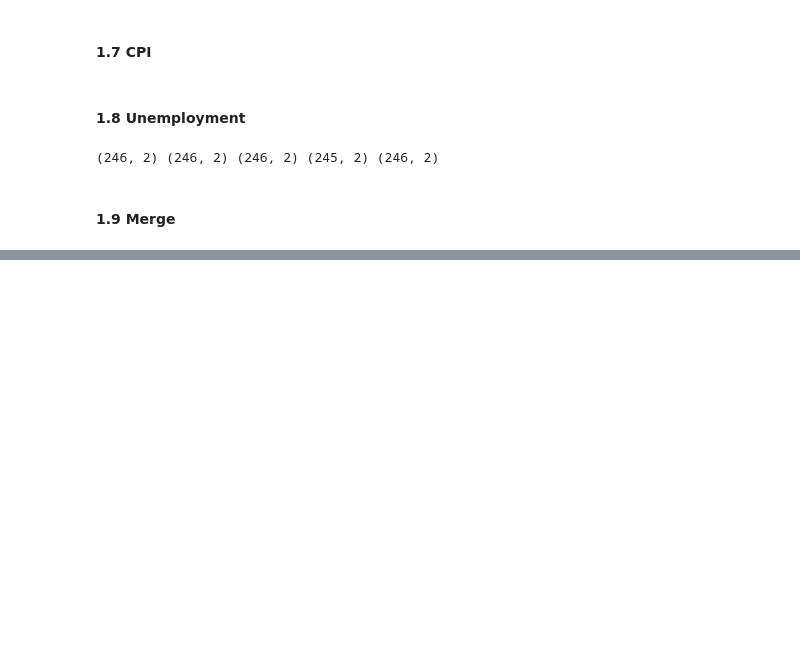
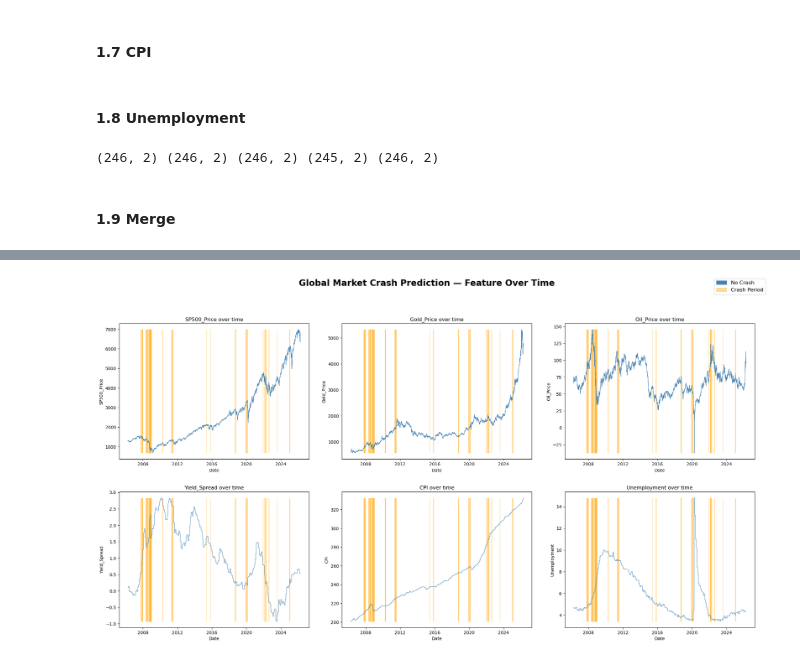
Before and after one commit to abdallahh07/global-market-crash-prediction, a Jupyter notebook: research.ipynb, the cells around one changed output, grey strips where cells are left out. Saved outputs shown, nothing was run; the diff lists cells and outputs as text; code cells hidden in the pictures; blank space fills up the shorter version.

```diff
--- a/research.ipynb
+++ b/research.ipynb
@@ -188,0 +337,36 @@ print(master.shape)
+# %%
+import matplotlib.patches as mpatches
+
+cols = ["SP500_Price", "Gold_Price", "Oil_Price", "Yield_Spread", "CPI", "Unemployment"]
+
+fig, ax = plt.subplots(2, 3, figsize=(22, 12))
+ax = ax.flatten()
+fig.suptitle("Global Market Crash Prediction — Feature Over Time",
+             fontsize=20, fontweight="bold", y=1.01)
+
+for i, name in enumerate(cols):
+    # Plot full series in blue
+    ax[i].plot(master["Date"], master[name], color="steelblue", linewidth=0.8)
+
+    # Highlight crash periods in orange
+    crash_mask = master["crash"] == 1
+    ax[i].fill_between(master["Date"],
+                        master[name].min(),
+                        master[name].max(),
+                        where=crash_mask,
+                        color="orange", alpha=0.4)
+
+    ax[i].set_title(f"{name} over time", fontsize=12)
+    ax[i].set_xlabel("Date")
+    ax[i].set_ylabel(name)
+
+# Legend
+blue_patch = mpatches.Patch(color="steelblue", label="No Crash")
+orange_patch = mpatches.Patch(color="orange", alpha=0.4, label="Crash Period")
+fig.legend(handles=[blue_patch, orange_patch], loc="upper right", fontsize=12)
+
+plt.tight_layout(pad=3.0)
+plt.savefig("charts/features_over_time.png", bbox_inches="tight", dpi=150)
+plt.show()
+# %% [output]
+[figure, added]
```
Also changed, not shown: parts of 16 cells of this notebook, 4 other files.
